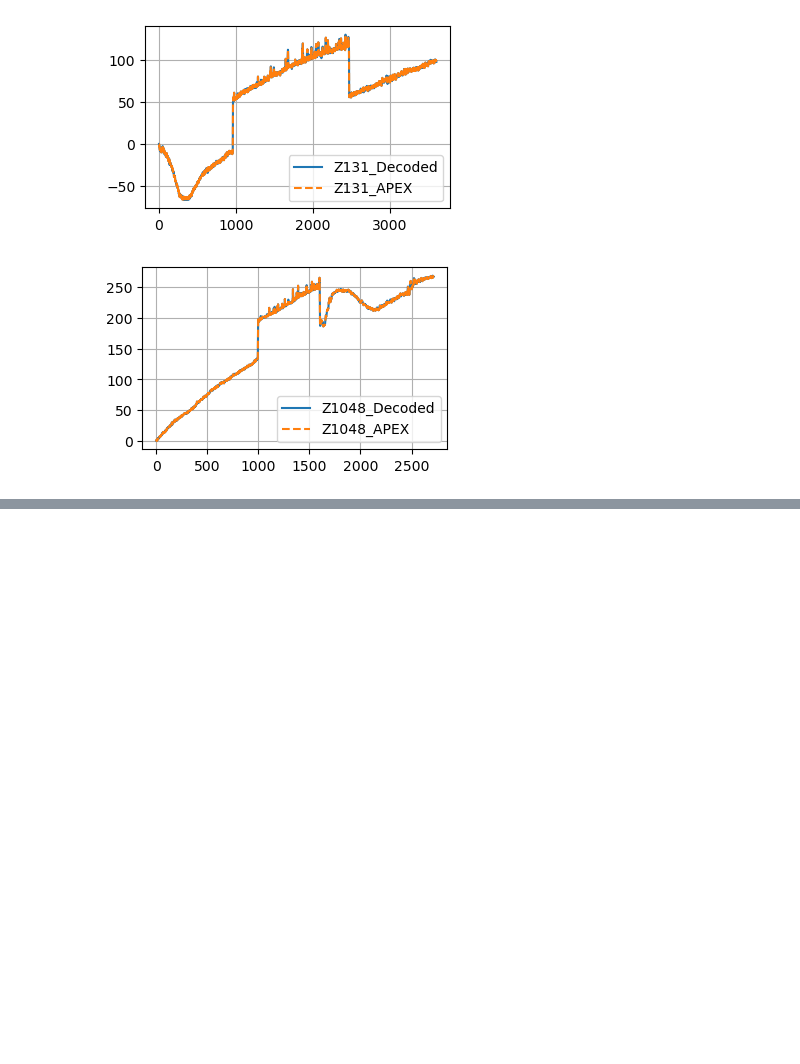
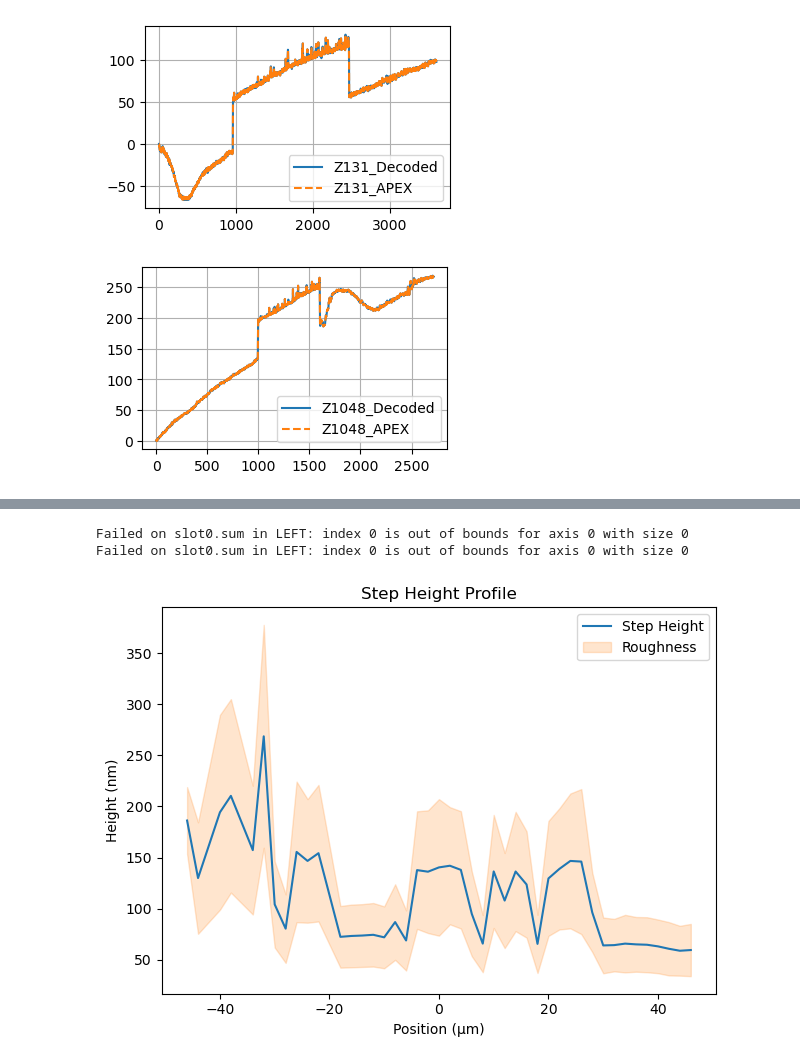
Before and after one commit to duxinyi1996/P7_dat2txt, a Jupyter notebook: P7_dat2txt.ipynb, the cells around one changed output, grey strips where cells are left out. Cells and saved outputs as stored; diff of their text form; code cells hidden in the pictures; blank space fills up the shorter version.

```diff
--- a/P7_dat2txt.ipynb
+++ b/P7_dat2txt.ipynb
@@ -312,0 +356,10 @@ for key, value in folder_data.items():
+# %%
+folder_path = r"C:\Users\xd255\OneDrive - Cornell University\CNF\Data\20250728_UniformityCorr_45deg3As1000A"
+df = uniformity_corr(folder_path, plot=True, sigma=20, threshold=0.6)
+output_name = "step_heights.csv"
+out_path = os.path.join(folder_path, output_name)
+df.to_csv(out_path, index=False)
+# %% [output]
+Failed on slot0.sum in LEFT: index 0 is out of bounds for axis 0 with size 0
+Failed on slot0.sum in LEFT: index 0 is out of bounds for axis 0 with size 0
+[figure, added]
```
Also changed, not shown: parts of 4 cells of this notebook.
